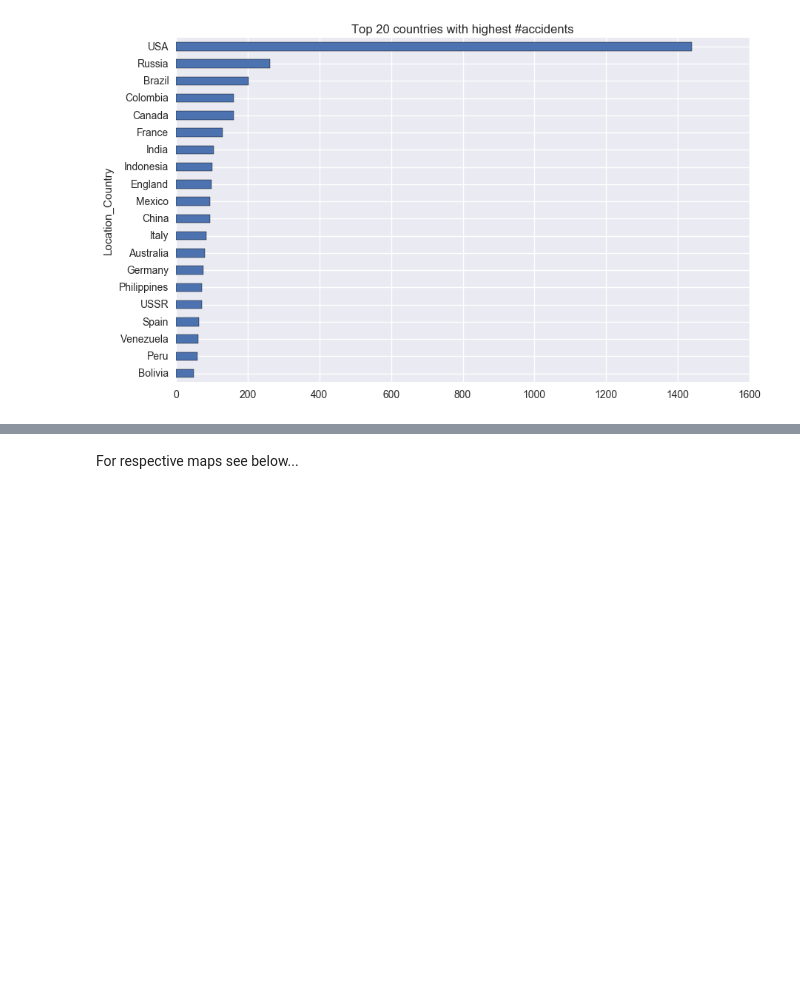
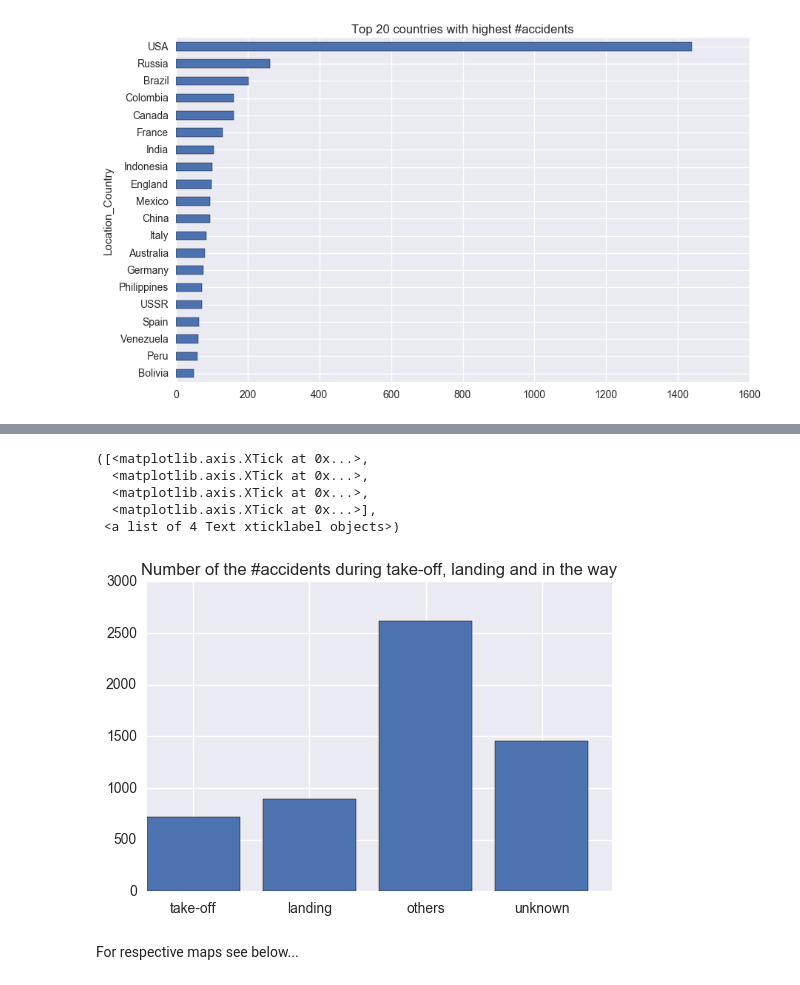
Before and after one commit to DanilBaibak/crash_planes, a Jupyter notebook: planecrashinfo.ipynb, the cells around one changed output, grey strips where cells are left out. Drawn from its saved outputs; the diff is of its cells as text; code cells hidden in the pictures; blank space fills up the shorter version.

```diff
--- a/planecrashinfo.ipynb
+++ b/planecrashinfo.ipynb
@@ -282,3 +312,14 @@ s.plot.barh(title='Top 20 countries with highest #accidents', figsize=(10, 6))
+# %%
+plt.bar(range(4), [take_off, landing, others, unknown])
+plt.title('Number of the #accidents during take-off, landing and in the way')
+plt.xticks(np.arange(0.4, 4, 1), ['take-off', 'landing', 'others', 'unknown'])
+# %% [output]
+([<matplotlib.axis.XTick at 0x...>,
+  <matplotlib.axis.XTick at 0x...>,
+  <matplotlib.axis.XTick at 0x...>,
+  <matplotlib.axis.XTick at 0x...>],
+ <a list of 4 Text xticklabel objects>)
+[figure, added]
 # %% [markdown]
 For respective maps see below...
 # %% [markdown]
```
Also changed, not shown: parts of 9 cells of this notebook, 4 other files.
